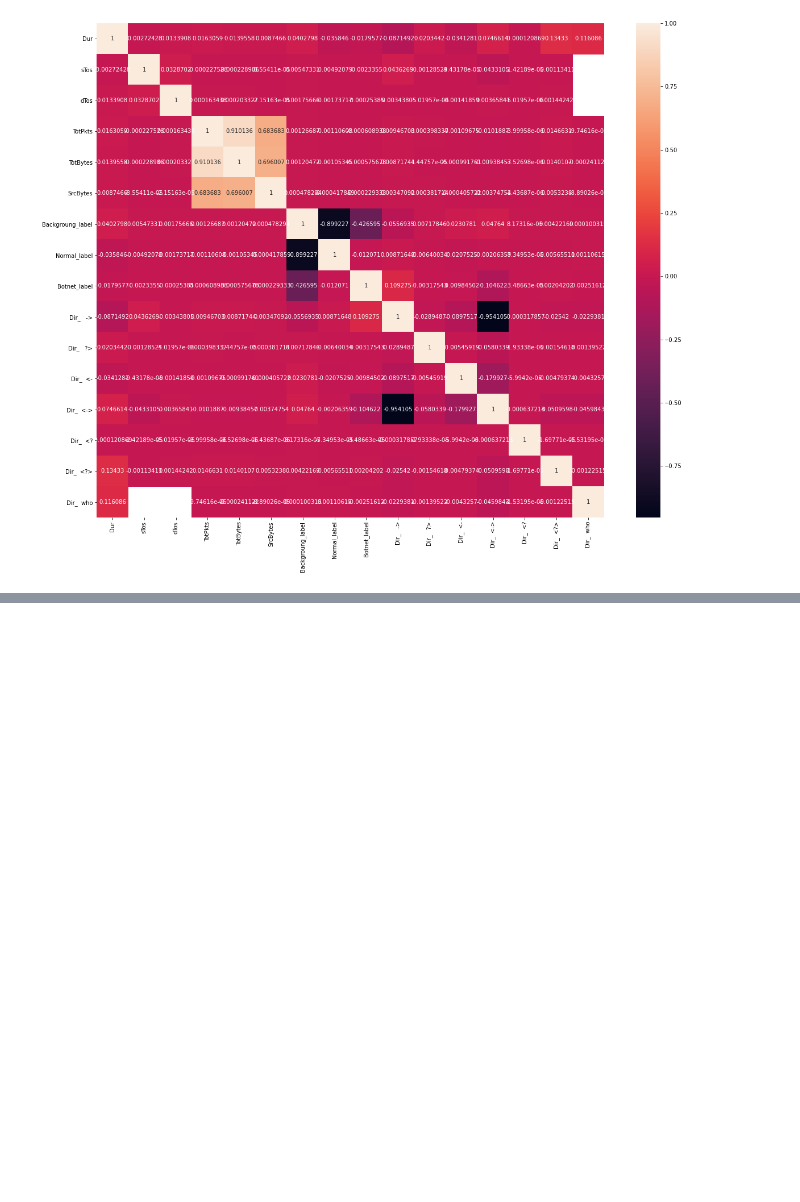
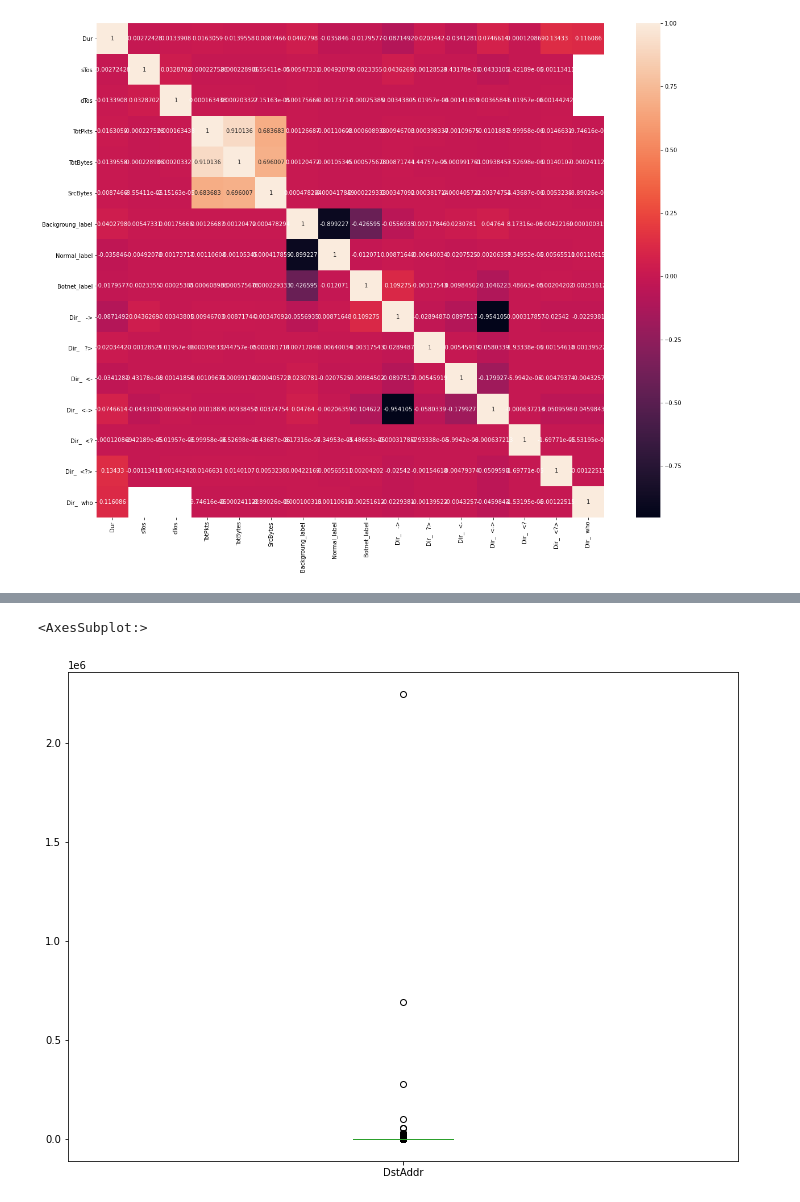
Before and after one commit to mgendr/CTU_13_Supervision_Des_Systemes, a Jupyter notebook: First Analysis.ipynb, the cells around one changed output, grey strips where cells are left out. Cells and saved outputs as stored; diff of their text form; code cells hidden in the pictures; blank space fills up the shorter version.

```diff
--- a/First Analysis.ipynb
+++ b/First Analysis.ipynb
@@ -207,0 +228,5 @@ plot_corr_matrix_for_one_hot(df, "Dir")
+# %%
+df.DstAddr.value_counts().reset_index(drop=True).plot.box()
+# %% [output]
+<AxesSubplot:>
+[figure, added]
```
Also changed, not shown: parts of 15 cells of this notebook.
